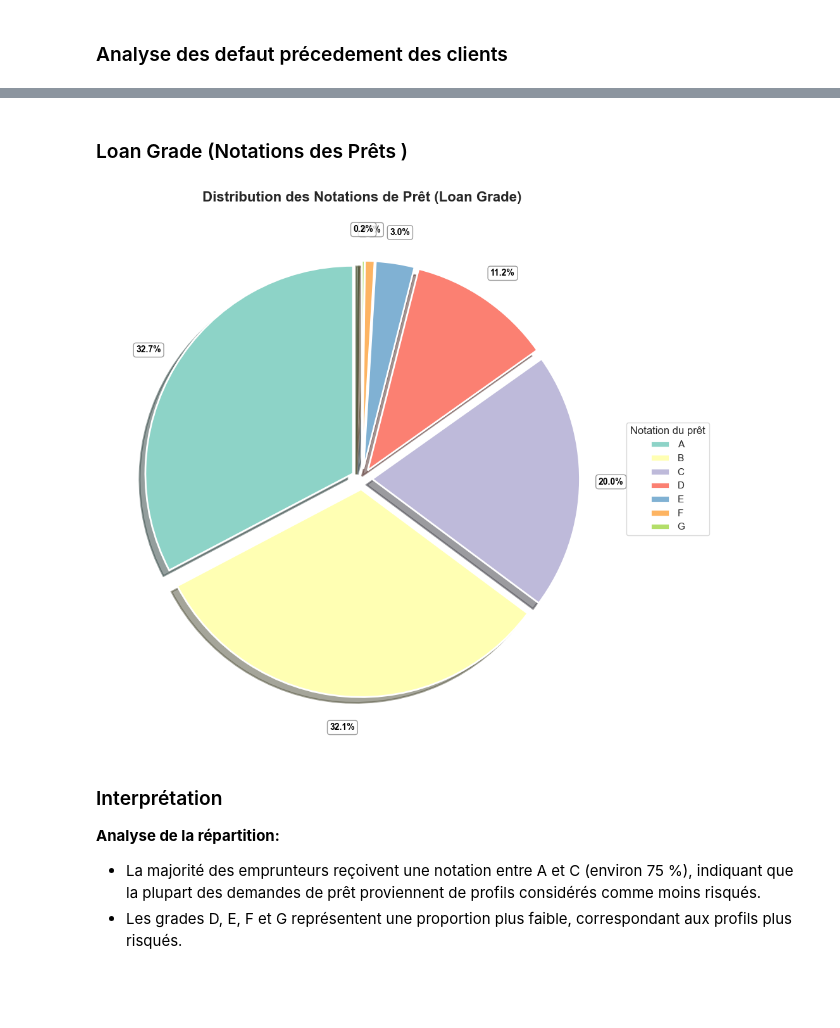
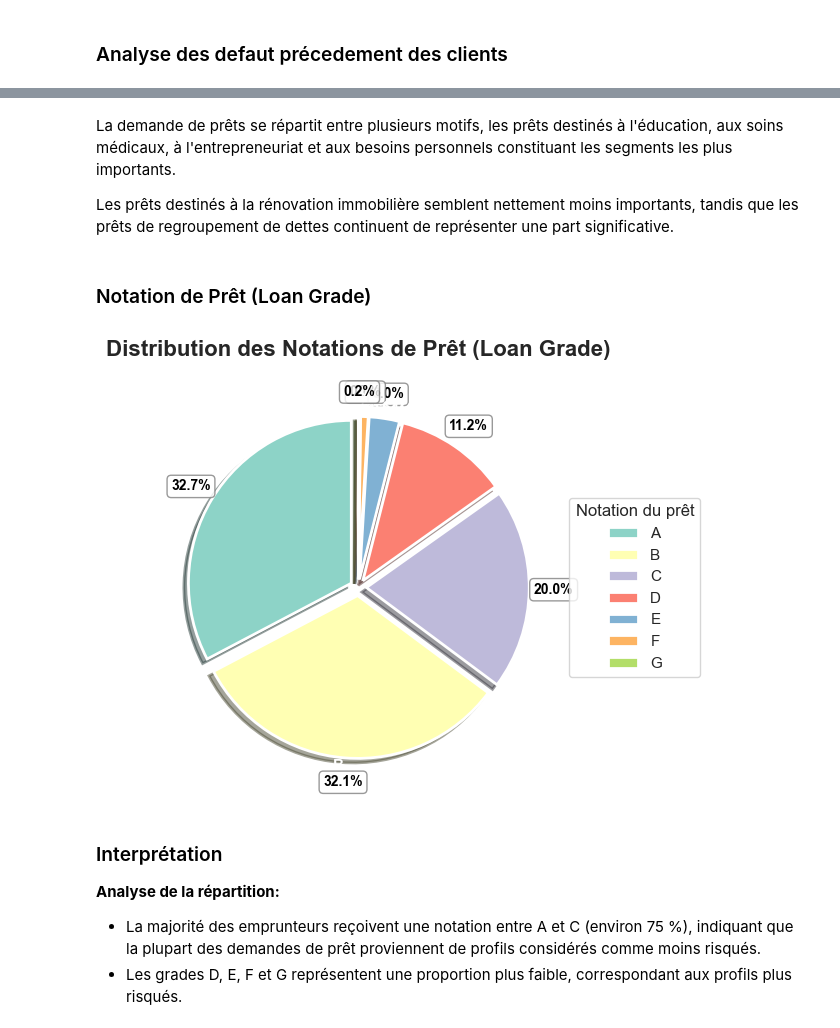
Before and after one commit to YATABARE-Cheikna-Amala/Projet-Final-Python_Pour_la_Data_Science, a Jupyter notebook: Projet_python_pour_la_data_science.ipynb, the cells around one changed output, grey strips where cells are left out. Cells and saved outputs as stored; diff of their text form; code cells hidden in the pictures; blank space fills up the shorter version.

```diff
--- a/Projet_python_pour_la_data_science.ipynb
+++ b/Projet_python_pour_la_data_science.ipynb
@@ -271,5 +243,9 @@ Name: count, dtype: int64
+# %% [markdown]
+La demande de prêts se répartit entre plusieurs motifs, les prêts destinés à l'éducation, aux soins médicaux, à l'entrepreneuriat et aux besoins personnels constituant les segments les plus importants.
+
+Les prêts destinés à la rénovation immobilière semblent nettement moins importants, tandis que les prêts de regroupement de dettes continuent de représenter une part significative.
 # %% [markdown]
-### Loan Grade (Notations des Prêts )
+### Notation de Prêt (Loan Grade)
 # %%
 import matplotlib.pyplot as plt
 
@@ -287,7 +263,7 @@ labels_interieurs = [
 ]
 
 # Figure
-fig, ax = plt.subplots(figsize=(12, 9))
+fig, ax = plt.subplots(figsize=(6, 6))
 
 # Palette dynamique
 colors = plt.cm.Set3.colors[:len(grade_stats)]
@@ -313,34 +289,34 @@ wedges, texts, autotexts = ax.pie(
 for autotext in autotexts:
     autotext.set_color('black')
     autotext.set_fontsize(10)
     autotext.set_bbox(dict(
         boxstyle='round,pad=0.3',
         facecolor='white',
         edgecolor='gray',
         alpha=0.8
     ))
 
 # Titre
 ax.set_title(
     "Distribution des Notations de Prêt (Loan Grade)",
     fontsize=16,
     fontweight='bold',
     pad=20
 )
 
 # Légende
 ax.legend(
     wedges,
     grade_stats['Loan Grade'],
     title="Notation du prêt",
     loc="center left",
     bbox_to_anchor=(1, 0.5)
 )
 
 plt.tight_layout()
 plt.show()
 # %% [output]
-[figure, old version]
+[figure, new version]
 # %% [markdown]
 ### Interprétation
 
```
Also changed, not shown: parts of 98 cells of this notebook.
